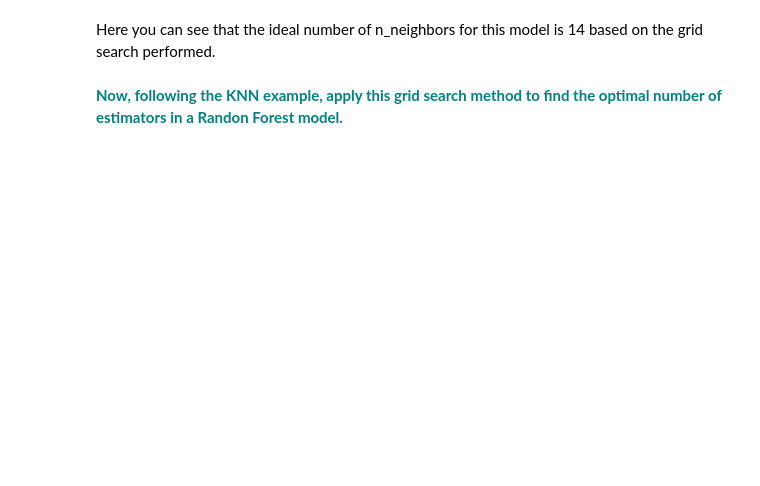
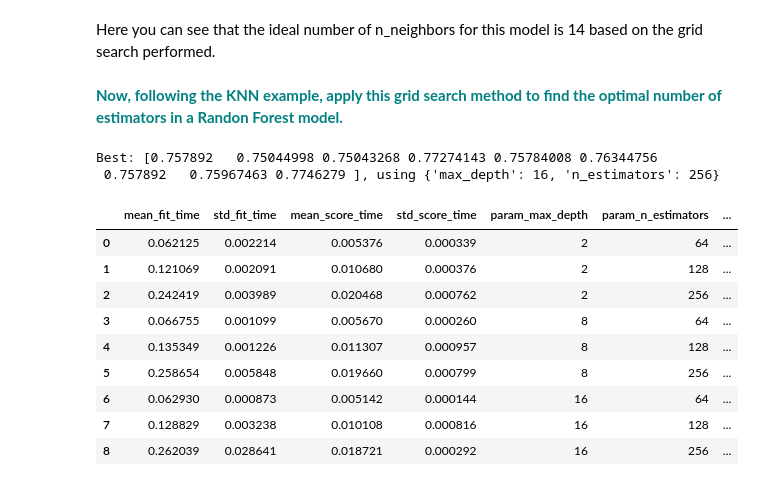
Before and after one commit to Kevin-Kwasnik/case-study--knn-gridsearch, a Jupyter notebook: GridSearchKNN_Case_Study.ipynb, the cells around one changed output. Saved outputs shown, nothing was run; the diff lists cells and outputs as text; code cells hidden in the pictures; blank space fills up the shorter version.

```diff
--- a/GridSearchKNN_Case_Study.ipynb
+++ b/GridSearchKNN_Case_Study.ipynb
@@ -236,3 +294,32 @@ Here you can see that the ideal number of n_neighbors for this model is 14 based
 # %% [markdown]
 **<font color='teal'> Now, following the KNN example, apply this grid search method to find the optimal number of estimators in a Randon Forest model.
 </font>**
+# %%
+from sklearn.ensemble import RandomForestClassifier
+# Define Parameters
+max_depth=[2, 8, 16]
+n_estimators = [64, 128, 256]
+param_grid = dict(max_depth=max_depth, n_estimators=n_estimators)
+
+# Build the grid search
+dfrst = RandomForestClassifier(n_estimators=n_estimators, max_depth=max_depth)
+grid = GridSearchCV(estimator=dfrst, param_grid=param_grid, cv = 5)
+grid_results = grid.fit(X_train, y_train)
+
+# Summarize the results in a readable format
+print("Best: {0}, using {1}".format(grid_results.cv_results_['mean_test_score'], grid_results.best_params_))
+results_df = pd.DataFrame(grid_results.cv_results_)
+results_df
+# %% [output]
+Best: [0.757892   0.75044998 0.75043268 0.77274143 0.75784008 0.76344756
+ 0.757892   0.75967463 0.7746279 ], using {'max_depth': 16, 'n_estimators': 256}
+|  | mean_fit_time | std_fit_time | mean_score_time | std_score_time | param_max_depth | param_n_estimators | ... |
+| 0 | 0.062125 | 0.002214 | 0.005376 | 0.000339 | 2 | 64 | ... |
+| 1 | 0.121069 | 0.002091 | 0.010680 | 0.000376 | 2 | 128 | ... |
+| 2 | 0.242419 | 0.003989 | 0.020468 | 0.000762 | 2 | 256 | ... |
+| 3 | 0.066755 | 0.001099 | 0.005670 | 0.000260 | 8 | 64 | ... |
+| 4 | 0.135349 | 0.001226 | 0.011307 | 0.000957 | 8 | 128 | ... |
+| 5 | 0.258654 | 0.005848 | 0.019660 | 0.000799 | 8 | 256 | ... |
+| 6 | 0.062930 | 0.000873 | 0.005142 | 0.000144 | 16 | 64 | ... |
+| 7 | 0.128829 | 0.003238 | 0.010108 | 0.000816 | 16 | 128 | ... |
+| 8 | 0.262039 | 0.028641 | 0.018721 | 0.000292 | 16 | 256 | ... |
```
Also changed, not shown: parts of 15 cells of this notebook.
